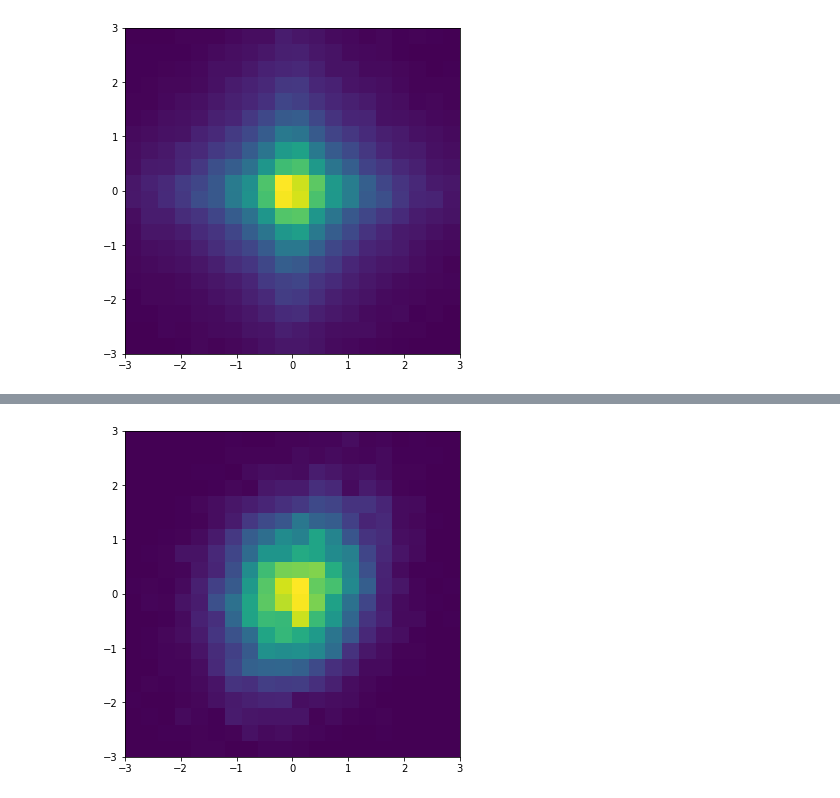
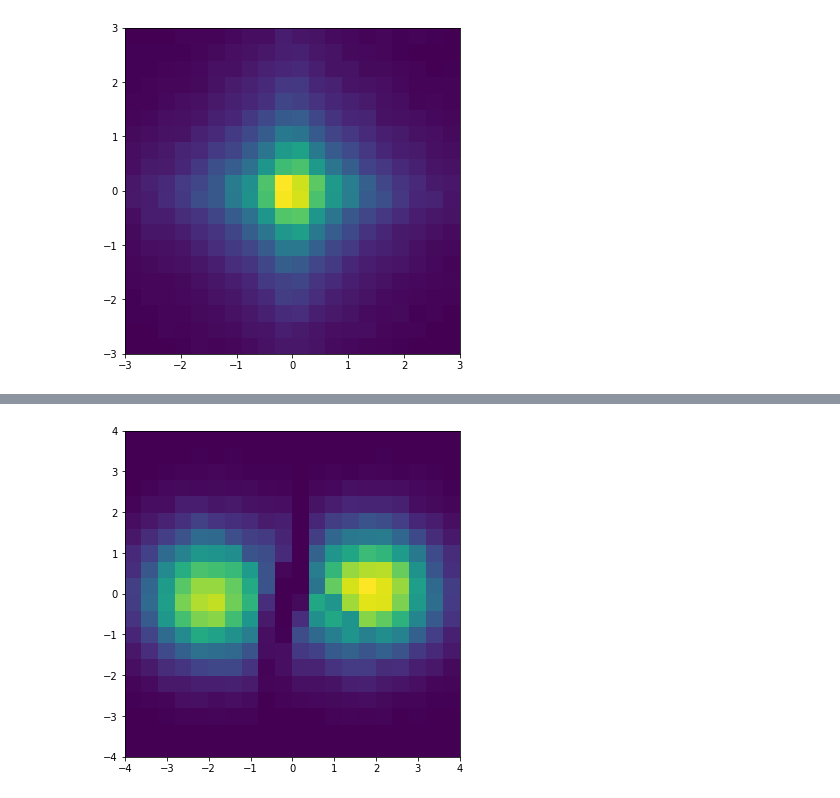
Before and after one commit to tqch/Flow-Based-Deep-Generative-Models, a Jupyter notebook: model.ipynb, the cells around one changed output, grey strips where cells are left out. Saved outputs shown, nothing was run; the diff lists cells and outputs as text; code cells hidden in the pictures.

```diff
--- a/model.ipynb
+++ b/model.ipynb
@@ -0,0 +5,9 @@
+# %%
+import torch
+
+# torch.randn(1)
+
+a = torch.nn.Parameter(torch.Tensor([1]))
+b = torch.nn.Parameter(a.data)
+b.data = torch.Tensor([2])
+a.item()
@@ -6,7 +21,7 @@ import scipy.optimize
 import numpy as np
 from collections import OrderedDict
 
-def bisect(func, fx, x_min, x_max, max_iter=100, tol=1e-6):
+def bisect(func, fx, x_min, x_max, max_iter=500, tol=1e-6):
     left = x_min
     right = x_max
     mid = np.zeros(len(fx))
@@ -91,13 +106,13 @@ class PlanarFlow(nn.Module):
     def inverse(self, z):
         coef = (self.projection*self.direction).sum().item()
         bias = self.bias.item()
-#         def mapping(x):
-#             fx = x+coef*np.tanh(x+bias)
-#             return fx
-        out = []
-        for row in np.vsplit(z, len(z)):
-            out.append(self.inverse_base(row))
-        return np.vstack(out)
+        def mapping(x):
+            fx = x+coef*np.tanh(x+bias)
+            return fx
+#         out = []
+#         for row in np.vsplit(z, len(z)):
+#             out.append(self.inverse_base(row))
+#         return np.vstack(out)
         fx = np.sum(self.projection.cpu().numpy()*z, axis=-1)
         parallel = bisect(mapping, fx, x_min=fx-coef, x_max=fx+coef)
         hx = np.tanh(parallel+bias)
@@ -266,15 +306,16 @@ for e in range(n_epochs):
             train_total += x.size(0)
             t.set_postfix({"train_neg_logp": train_neg_logp/train_total})
 # %%
-z = torch.randn((10000, 2))
+torch.manual_seed(1234)
+z = torch.randn((100000, 2))
 x = planar_flow.inverse(z)
 
 plt.figure(figsize=(6, 6))
 _ = plt.hist2d(
     x[:,0], x[:,1],
-    range=[[-3,3],[-3,3]],
+    range=[[-4,4],[-4,4]],
     bins=(20, 20),
     density=True
 )
 # %% [output]
-[figure, old version]
+[figure, new version]
```
Also changed, not shown: parts of 5 cells of this notebook, 5 other files.
